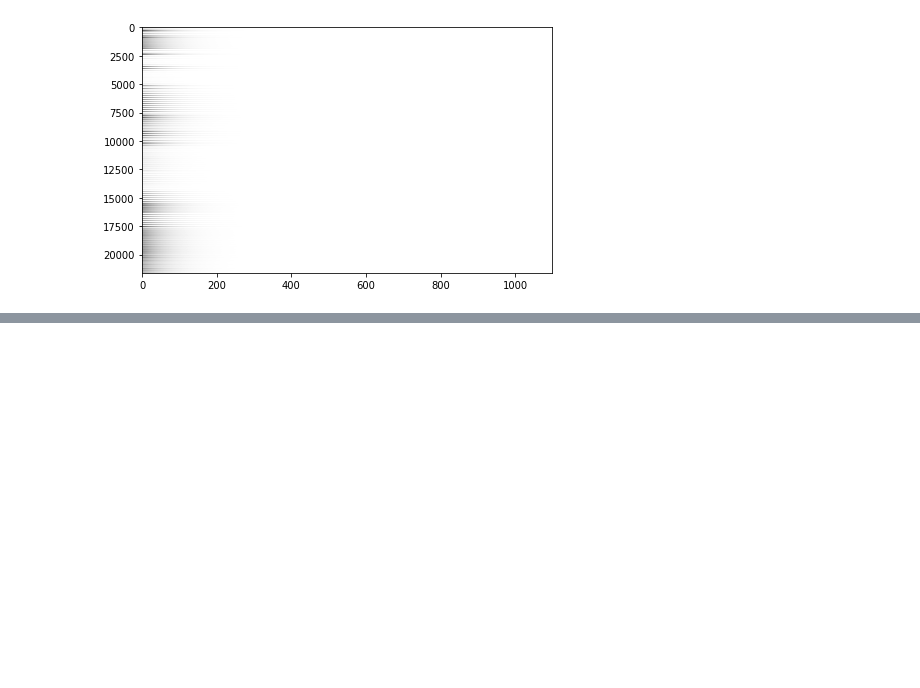
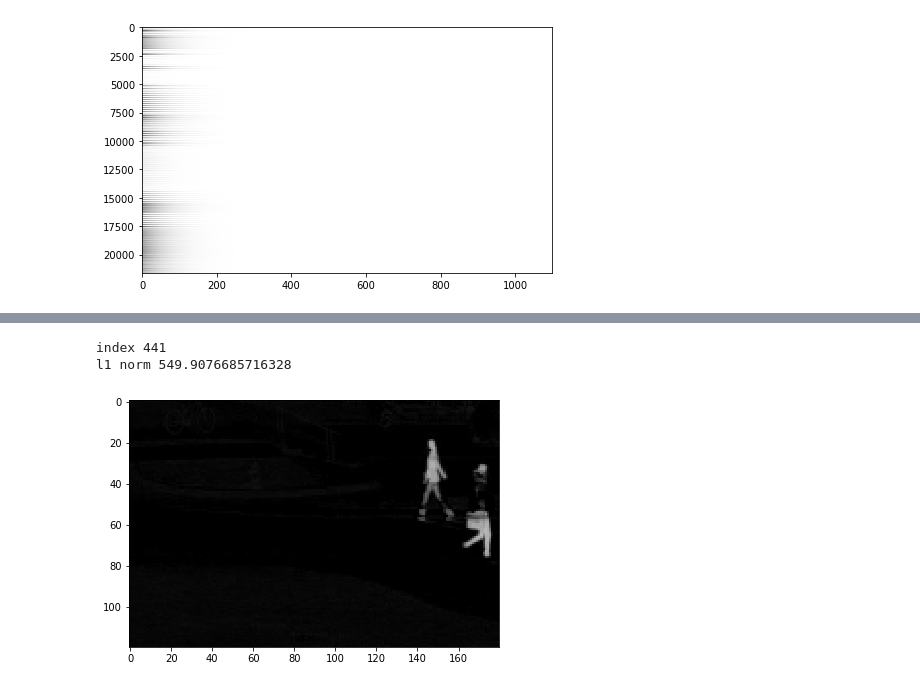
Before and after one commit to haakonrob/DMD-and-CS-for-object-detection, a Jupyter notebook: notebooks/background_subtraction.ipynb, the cells around one changed output, grey strips where cells are left out. Saved outputs shown, nothing was run; the diff lists cells and outputs as text; code cells hidden in the pictures; blank space fills up the shorter version.

```diff
--- a/notebooks/background_subtraction.ipynb
+++ b/notebooks/background_subtraction.ipynb
@@ -126,0 +145,11 @@ array([[0., 0., 0., ..., 0., 0., 0.],
+# %%
+# Keep evaluating this cell with ctrl-enter to see a slideshow
+# background = reconstructed[:,0]
+print("index", i)
+print("l1 norm", np.linalg.norm(reconstructed2[:,i] - ims[:,i], 1))
+plot_image(reconstructed2[:,i] - ims[:,i])
+i += 1
+# %% [output]
+index 441
+l1 norm 549.9076685716328
+[figure, added]
```
Also changed, not shown: parts of 14 cells of this notebook.
